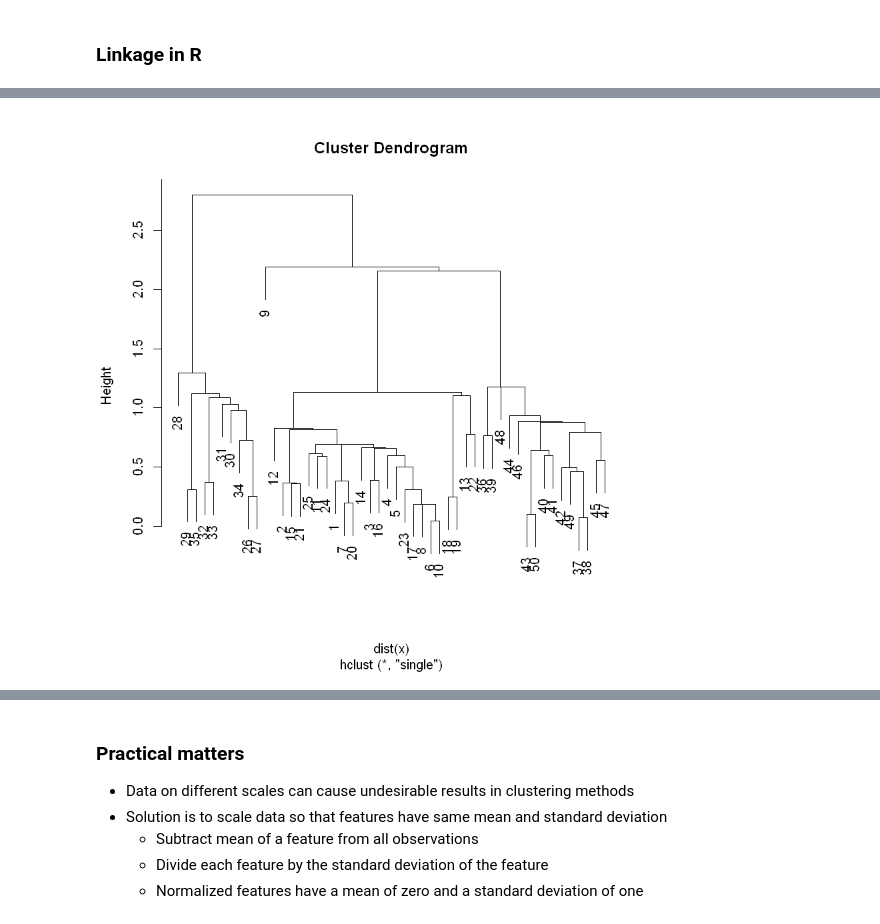
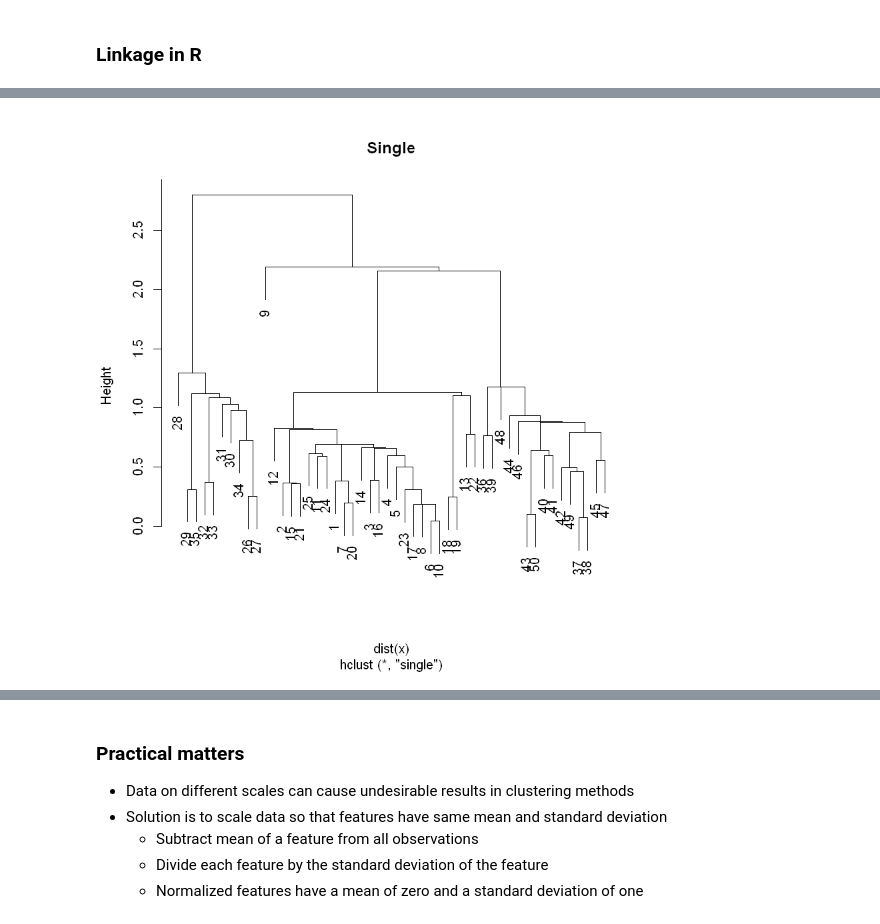
Before and after one commit to VictorOmondi1997/Unsupervised-Learning-in-R, a Jupyter notebook: Unsupervised Learning in R.ipynb, the cells around one changed output, grey strips where cells are left out. Drawn from its saved outputs; the diff is of its cells as text; code cells hidden in the pictures.

```diff
--- a/Unsupervised Learning in R.ipynb
+++ b/Unsupervised Learning in R.ipynb
@@ -498,4 +498,4 @@ plot(hclust.average)
 # %%
-plot(hclust.single)
+plot(hclust.single, main="Single")
 # %% [output]
-[figure, old version]
+[figure, new version]
```
Also changed, not shown: parts of 92 cells of this notebook.
